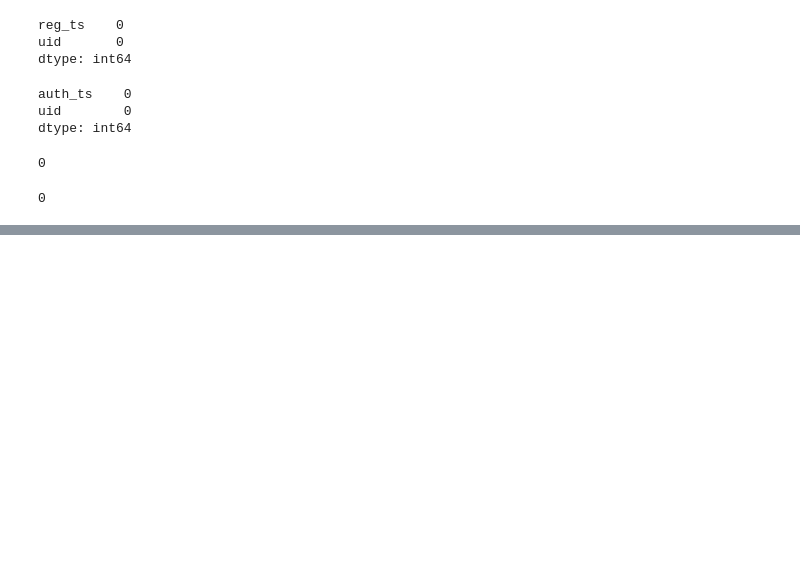
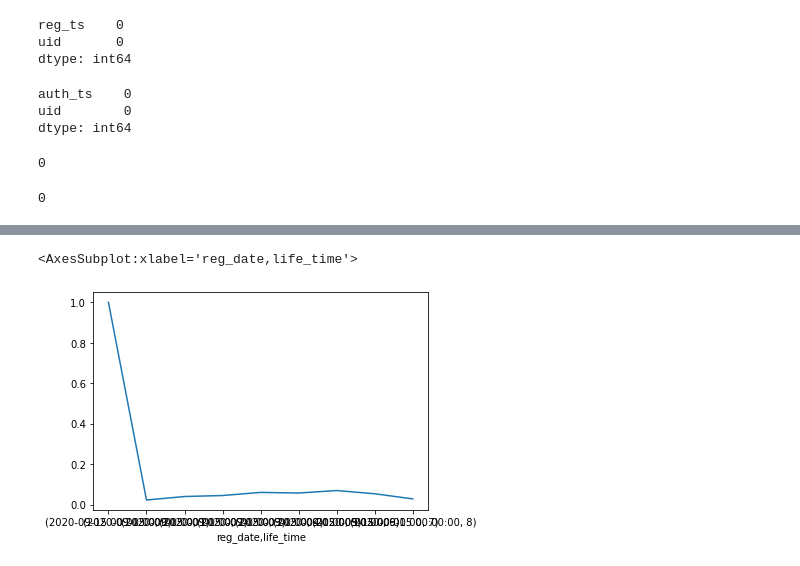
Before and after one commit to valdik04/DS_studing, a Jupyter notebook: project_1/Exercise_1.ipynb, the cells around one changed output, grey strips where cells are left out. Saved outputs shown, nothing was run; the diff lists cells and outputs as text; code cells hidden in the pictures; blank space fills up the shorter version.

```diff
--- a/project_1/Exercise_1.ipynb
+++ b/project_1/Exercise_1.ipynb
@@ -87,0 +170,5 @@ result
+# %%
+test.stack().plot()
+# %% [output]
+<AxesSubplot:xlabel='reg_date,life_time'>
+[figure, added]
```
Also changed, not shown: parts of 13 cells of this notebook, 3 other files.
